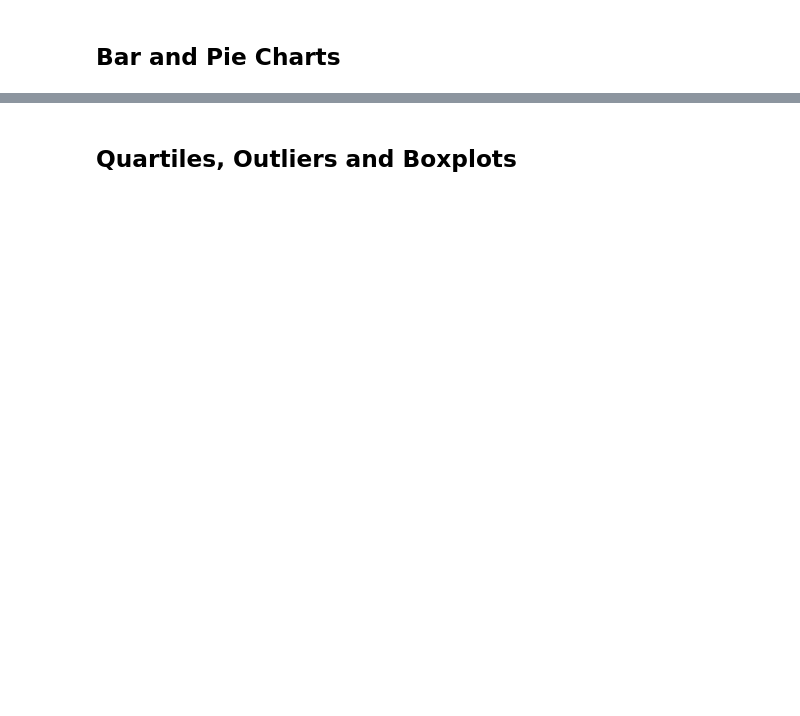
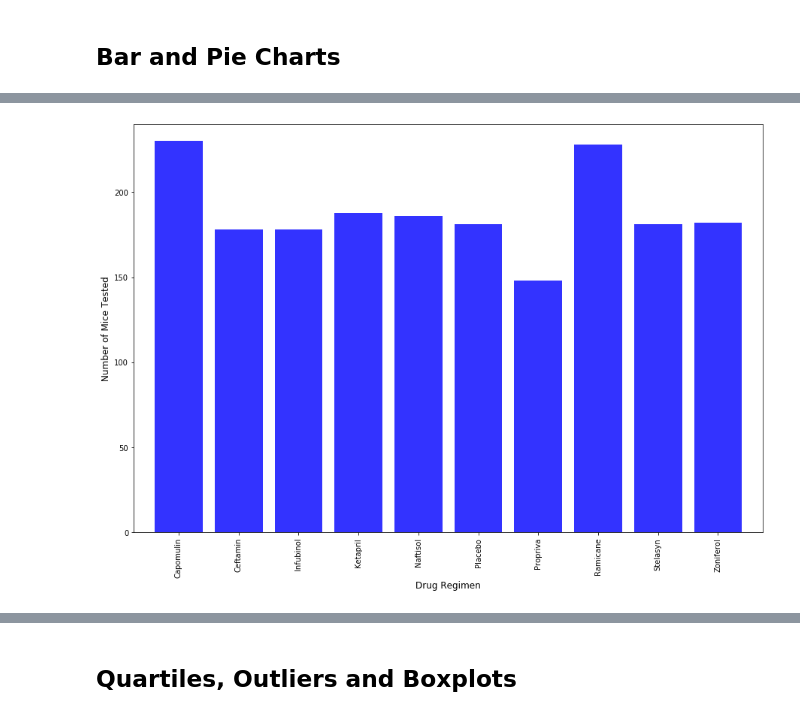
Before and after one commit to ElisJardim/modulo-5-challenge, a Jupyter notebook: Pymaceuticals/pymaceuticals_final_data.ipynb, the cells around one changed output, grey strips where cells are left out. Saved outputs shown, nothing was run; the diff lists cells and outputs as text; code cells hidden in the pictures; blank space fills up the shorter version.

```diff
--- a/Pymaceuticals/pymaceuticals_final_data.ipynb
+++ b/Pymaceuticals/pymaceuticals_final_data.ipynb
@@ -95,24 +170,26 @@ count_mice_tested
 # %%
 # Generate a bar plot showing the total number of timepoints for all mice tested for each drug regimen using pyplot.
 mice_tested_list =(combined_data_clean.groupby(["Drug Regimen"])["Mouse ID"].count()).tolist()
 mice_tested_list
 
-x_axis = np.arange(len(count_mice_per_tret))
+x_axis = np.arange(len(mice_tested_list))
 fig1, ax1 = plt.subplots(figsize=(15, 10))
 plt.bar(x_axis, mice_tested_list, color='b', alpha=0.8, align='center')
 
 tick_locations = [value for value in x_axis]
 
 plt.xticks(tick_locations, ['Capomulin', 'Ceftamin', 'Infubinol', 'Ketapril', 'Naftisol', 'Placebo','Propriva', 'Ramicane', 'Stelasyn', 'Zoniferol'],  rotation='vertical')
 
 plt.xlim(-0.75, len(x_axis)-0.25)
 
 plt.ylim(0, max(mice_tested_list)+10)
 
 plt.xlabel("Drug Regimen",fontsize = 12)
 plt.ylabel("Number of Mice Tested",fontsize = 12)
 
 plt.savefig("../Images/mat_mice_per_treat.png", bbox_inches = "tight")
+# %% [output]
+[figure, added]
 # %%
 # Generate a pie plot showing the distribution of female versus male mice using Pandas
 combined_data_clean.groupby(["Sex"])["Mouse ID"].count().plot.pie(title="Distribution of Gender in Test",label="",autopct="%1.1f%%")
```
Also changed, not shown: parts of 16 cells of this notebook, 1 other file.
